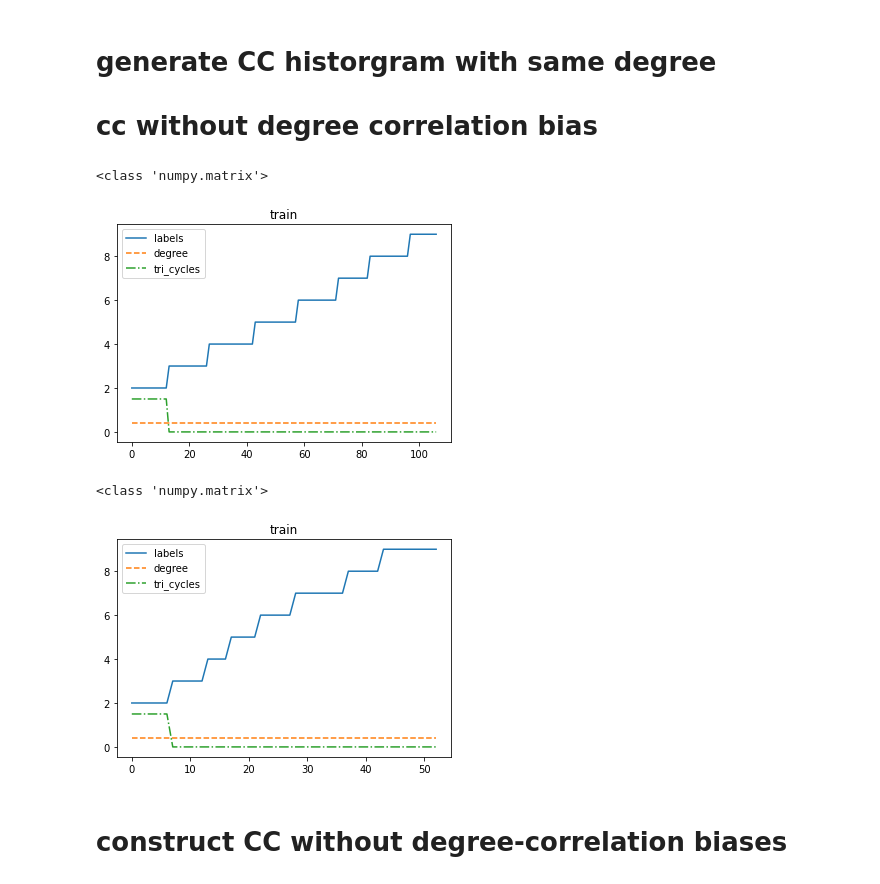
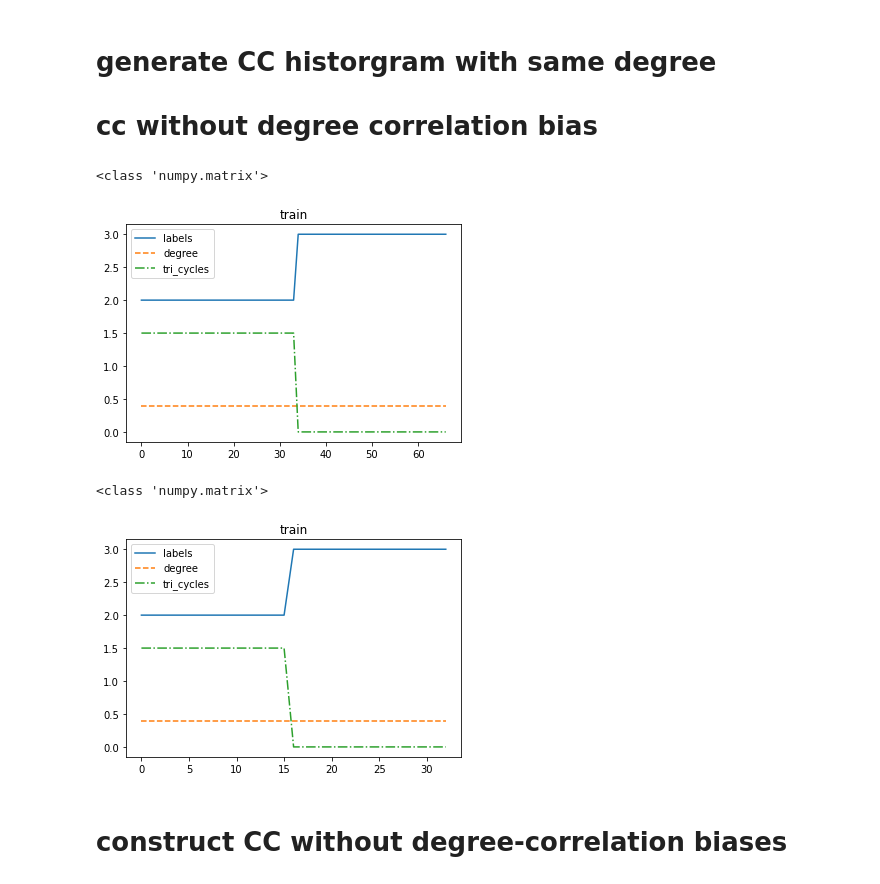
Before and after one commit to ICLab4DL/GNNBenchEffectiveness, a Jupyter notebook: benchmark_cc_d.ipynb, the cells around one changed output. Drawn from its saved outputs; the diff is of its cells as text; code cells hidden in the pictures.

```diff
--- a/benchmark_cc_d.ipynb
+++ b/benchmark_cc_d.ipynb
@@ -1521,20 +1510,18 @@ cc_train_adjs, cc_train_y, cc_test_adjs, cc_test_y = generate_cc_no_degree_corr_
 plot_cc_degree_distribution(cc_train_adjs, cc_train_y)
 plot_cc_degree_distribution(cc_test_adjs, cc_test_y)
 # %%
-
 # Circulant graphs
 S = list(np.arange(2, 10))
-# S = [2,3]
-
-train_adjs, train_y, test_adjs, test_y = generate_circulant_graph_samples(each_class_num=20, N=41, S=S)
+S = [2,3]
+train_adjs, train_y, test_adjs, test_y = generate_circulant_graph_samples(each_class_num=50, N=41, S=S)
 # TODO: predict long cycles.
 plot_cc_degree_distribution(train_adjs, train_y)
 plot_cc_degree_distribution(test_adjs, test_y)
 # %% [output]
 <class 'numpy.matrix'>
-[figure, old version]
+[figure, new version]
 <class 'numpy.matrix'>
-[figure, old version]
+[figure, new version]
 # %% [markdown]
 # construct CC without degree-correlation biases
 # %%
```
Also changed, not shown: parts of 15 cells of this notebook, 1 other file.
